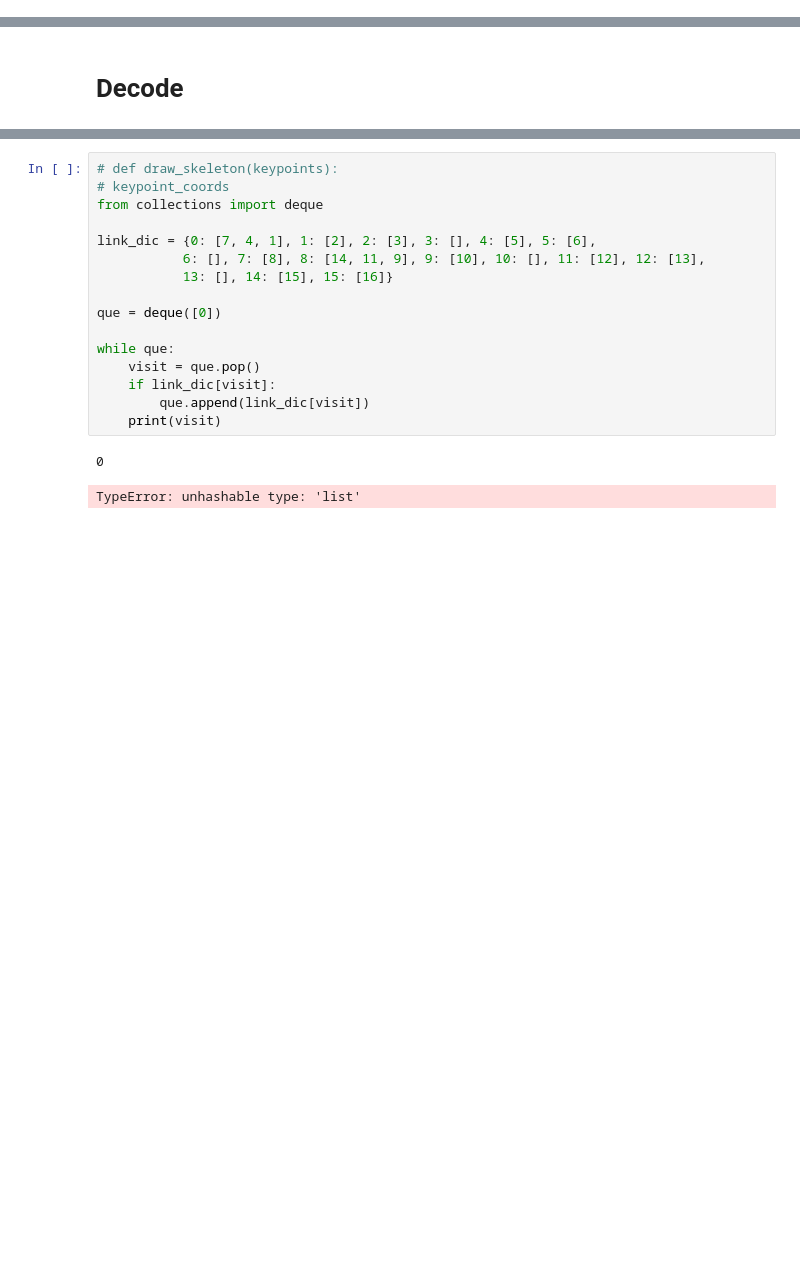
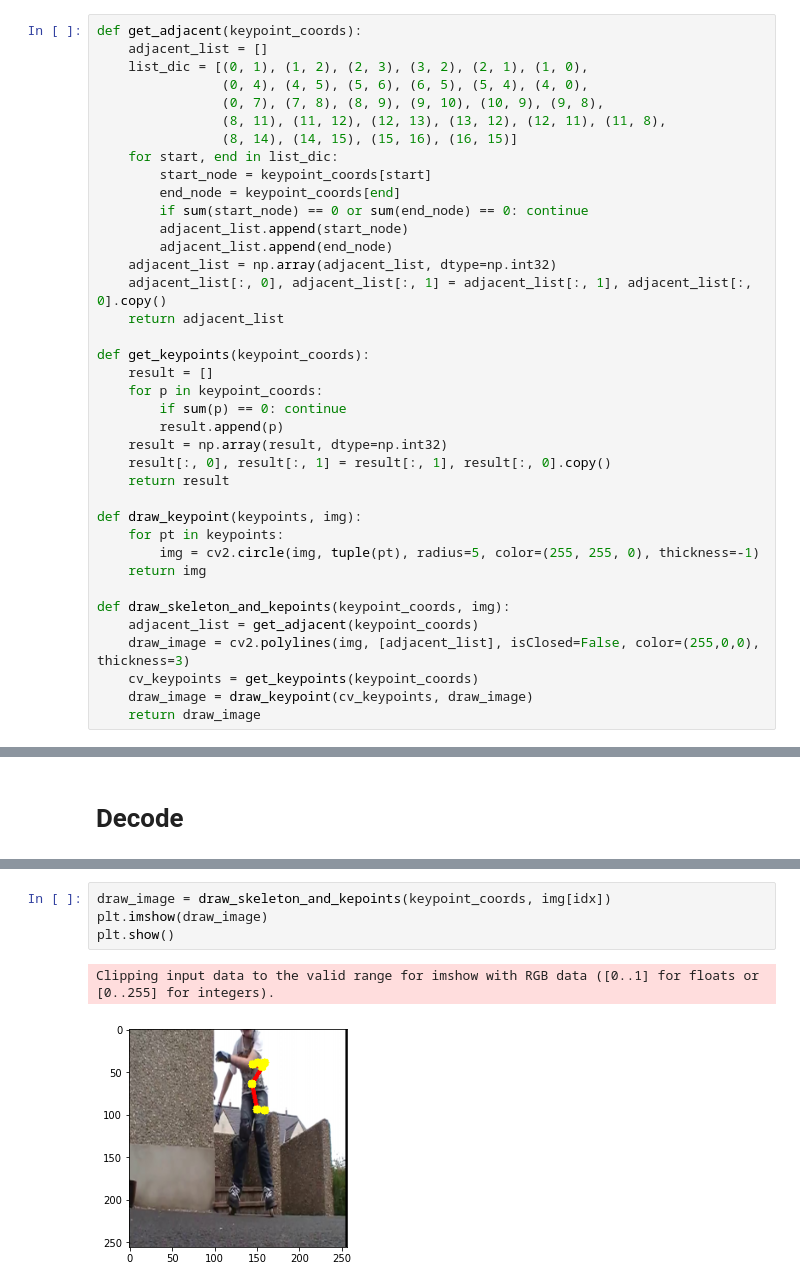
Before and after one commit to EverySports/Deep-Learning, a Jupyter notebook: Decode.ipynb, the cells around one changed output, grey strips where cells are left out. Cells and saved outputs as stored; diff of their text form; blank space fills up the shorter version.

Commit message:
Add result of test with model change

```diff
--- a/Decode.ipynb
+++ b/Decode.ipynb
@@ -174,3 +176,41 @@ def draw_heatmap(batch, heatmap_result, offset_result, displacement_fwd_result=N
         plt.colorbar()
         plt.title(17+idx)
         plt.show
+# %%
+def get_adjacent(keypoint_coords):
+    adjacent_list = []
+    list_dic = [(0, 1), (1, 2), (2, 3), (3, 2), (2, 1), (1, 0),
+                (0, 4), (4, 5), (5, 6), (6, 5), (5, 4), (4, 0),
+                (0, 7), (7, 8), (8, 9), (9, 10), (10, 9), (9, 8),
+                (8, 11), (11, 12), (12, 13), (13, 12), (12, 11), (11, 8),
+                (8, 14), (14, 15), (15, 16), (16, 15)]
+    for start, end in list_dic:
+        start_node = keypoint_coords[start]
+        end_node = keypoint_coords[end]
+        if sum(start_node) == 0 or sum(end_node) == 0: continue
+        adjacent_list.append(start_node)
+        adjacent_list.append(end_node)
+    adjacent_list = np.array(adjacent_list, dtype=np.int32)
+    adjacent_list[:, 0], adjacent_list[:, 1] = adjacent_list[:, 1], adjacent_list[:, 0].copy()
+    return adjacent_list
+
+def get_keypoints(keypoint_coords):
+    result = []
+    for p in keypoint_coords:
+        if sum(p) == 0: continue
+        result.append(p)
+    result = np.array(result, dtype=np.int32)
+    result[:, 0], result[:, 1] = result[:, 1], result[:, 0].copy()
+    return result
+
+def draw_keypoint(keypoints, img):
+    for pt in keypoints:
+        img = cv2.circle(img, tuple(pt), radius=5, color=(255, 255, 0), thickness=-1)
+    return img
+
+def draw_skeleton_and_kepoints(keypoint_coords, img):
+    adjacent_list = get_adjacent(keypoint_coords)
+    draw_image = cv2.polylines(img, [adjacent_list], isClosed=False, color=(255,0,0), thickness=3)
+    cv_keypoints = get_keypoints(keypoint_coords)
+    draw_image = draw_keypoint(cv_keypoints, draw_image)
+    return draw_image
@@ -490,19 +535,7 @@ plt.show()
-# %%
-# def draw_skeleton(keypoints):
-# keypoint_coords
-from collections import deque
-
-link_dic = {0: [7, 4, 1], 1: [2], 2: [3], 3: [], 4: [5], 5: [6],
-           6: [], 7: [8], 8: [14, 11, 9], 9: [10], 10: [], 11: [12], 12: [13],
-           13: [], 14: [15], 15: [16]}
-
-que = deque([0])
-
-while que:
-    visit = que.pop()
-    if link_dic[visit]:
-        que.append(link_dic[visit])
-    print(visit)
-# %% [output]
-0
-TypeError: unhashable type: 'list'
+# %%
+draw_image = draw_skeleton_and_kepoints(keypoint_coords, img[idx])
+plt.imshow(draw_image)
+plt.show()
+# %% [output]
+Clipping input data to the valid range for imshow with RGB data ([0..1] for floats or [0..255] for integers).
+[figure, added]
```
Also changed, not shown: parts of 12 cells of this notebook.
